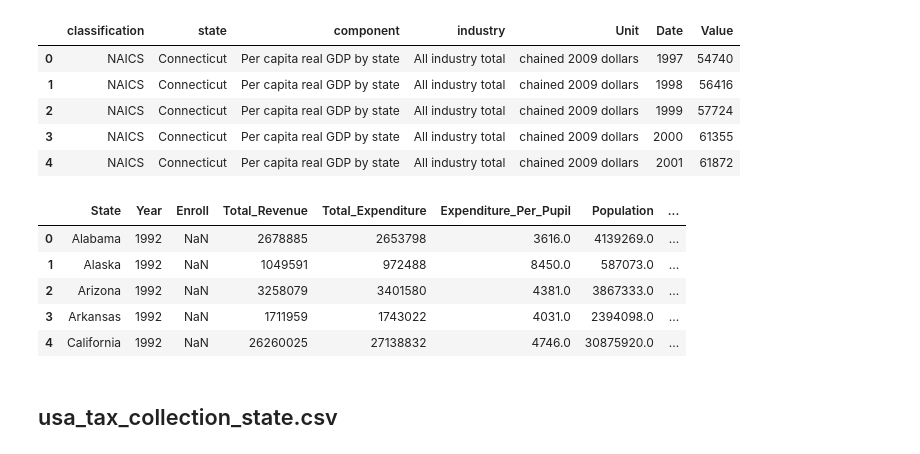
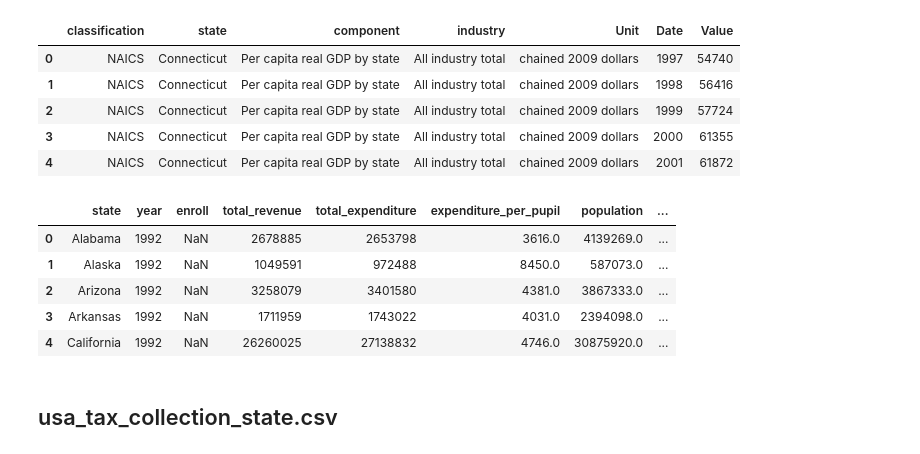
Before and after one commit to SuperYuLu/USEduFinanceML, a Jupyter notebook: Data_Combine.ipynb, the cells around one changed output. Saved outputs shown, nothing was run; the diff lists cells and outputs as text; code cells hidden in the pictures.

```diff
--- a/Data_Combine.ipynb
+++ b/Data_Combine.ipynb
@@ -178,7 +178,7 @@ memory usage: 76.6+ KB
 # %%
 df = df.drop(['indicator', 'Unit'], axis = 1)
 
-df.columns = df.columns.str.replace('Value', 'Expenditure_Per_Pupil')
+df.columns = df.columns.str.replace('Value', 'expenditure_per_pupil')
 # %%
 df.head()
 # %% [output]
@@ -297,9 +297,9 @@ array(['Alabama', 'Alaska', 'Arizona', 'Arkansas', 'California',
        'Texas', 'Utah', 'Vermont', 'Virginia', 'Washington',
        'West Virginia', 'Wisconsin', 'Wyoming'], dtype=object)
 # %%
-df = df.join(df0.set_index(['region', 'Date']), how= 'left',on = ['State', 'Year'])
+df = df.join(df0.set_index(['region', 'Date']), how= 'left',on = ['state', 'year'])
 # %%
-df.columns = df.columns.str.replace('Value', 'Population')
+df.columns = df.columns.str.replace('Value', 'population')
 # %%
 df.head()
 # %% [output]
@@ -343,12 +343,12 @@ df0.head()
 | 3 | NAICS | Connecticut | Per capita real GDP by state | All industry total | chained 2009 dollars | 2000 | 61355 |
 | 4 | NAICS | Connecticut | Per capita real GDP by state | All industry total | chained 2009 dollars | 2001 | 61872 |
 # %%
-df = df.join(df0[['state', 'Date', 'Value']].set_index(['state', 'Date']), on = ['State', 'Year'], how = 'left')
+df = df.join(df0[['state', 'Date', 'Value']].set_index(['state', 'Date']), on = ['state', 'year'], how = 'left')
 # %%
-df.columns = df.columns.str.replace('Value', 'GDP_Per_Capita')
+df.columns = df.columns.str.replace('Value', 'gdp_per_capita')
 df.head()
 # %% [output]
-|  | State | Year | Enroll | Total_Revenue | Total_Expenditure | Expenditure_Per_Pupil | Population | ... |
+|  | state | year | enroll | total_revenue | total_expenditure | expenditure_per_pupil | population | ... |
 | 0 | Alabama | 1992 | NaN | 2678885 | 2653798 | 3616.0 | 4139269.0 | ... |
 | 1 | Alaska | 1992 | NaN | 1049591 | 972488 | 8450.0 | 587073.0 | ... |
 | 2 | Arizona | 1992 | NaN | 3258079 | 3401580 | 4381.0 | 3867333.0 | ... |
```
Also changed, not shown: parts of 19 cells of this notebook, 6 other files.
